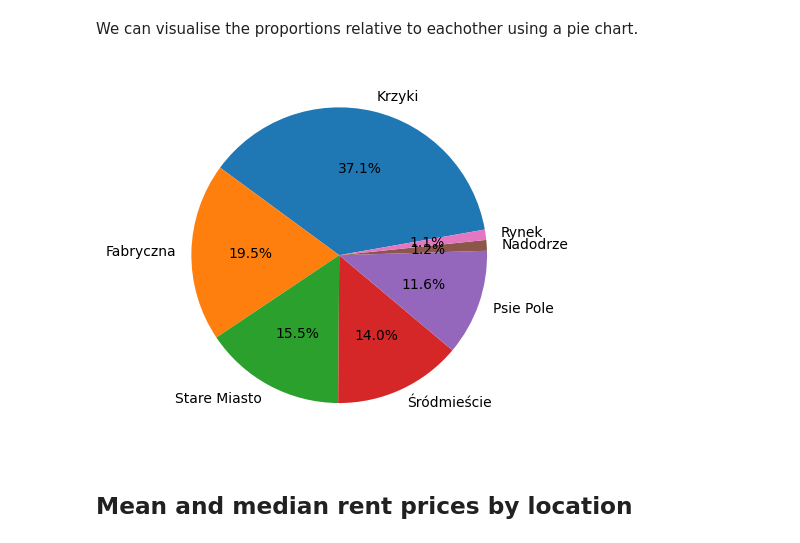
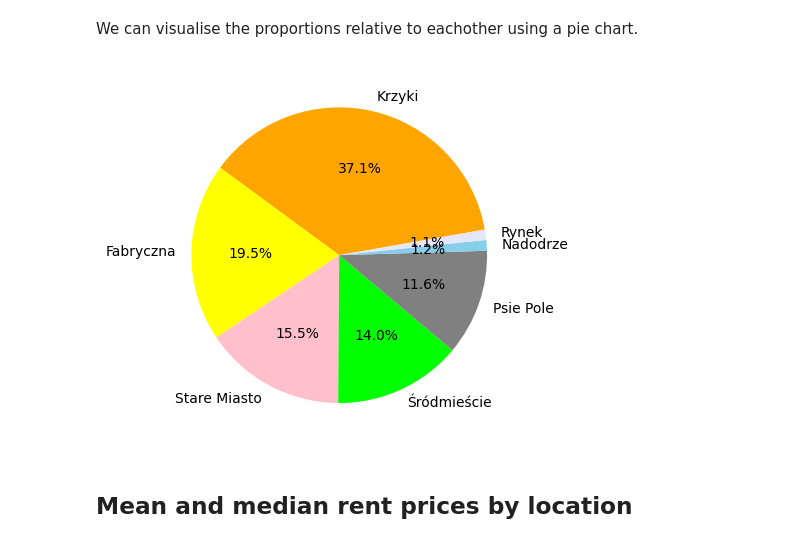
Before and after one commit to CalemRoelofs/mieszkania-wroclaw, a Jupyter notebook: mieszkania.ipynb, the cells around one changed output. Drawn from its saved outputs; the diff is of its cells as text; code cells hidden in the pictures.

Commit message:
Update pie chart colours

```diff
--- a/mieszkania.ipynb
+++ b/mieszkania.ipynb
@@ -80,16 +80,19 @@ plt.show()
 # %% [markdown]
 We can visualise the proportions relative to eachother using a pie chart.
 # %%
+pie_chart_colors=['orange','yellow','pink','lime','gray','skyblue','lavender']
+
 plt.pie(
     apartments_per_location["count"],
     autopct="%1.1f%%",
     labels=apartments_per_location["location"],
     startangle=10,
+    colors=pie_chart_colors,
 )
 
 plt.show()
 # %% [output]
-[figure, old version]
+[figure, new version]
 # %% [markdown]
 ## Mean and median rent prices by location
 # %% [markdown]
```
